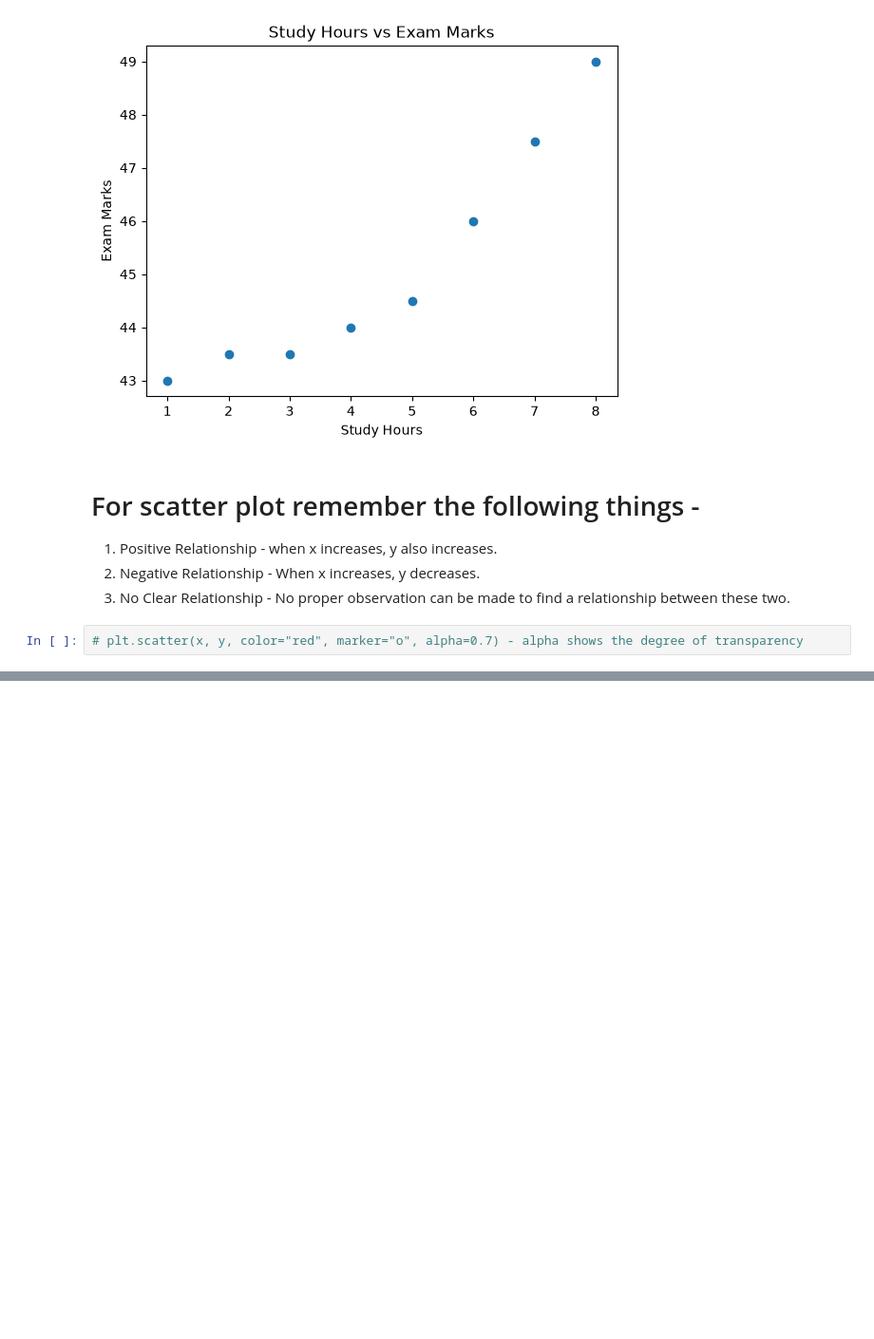
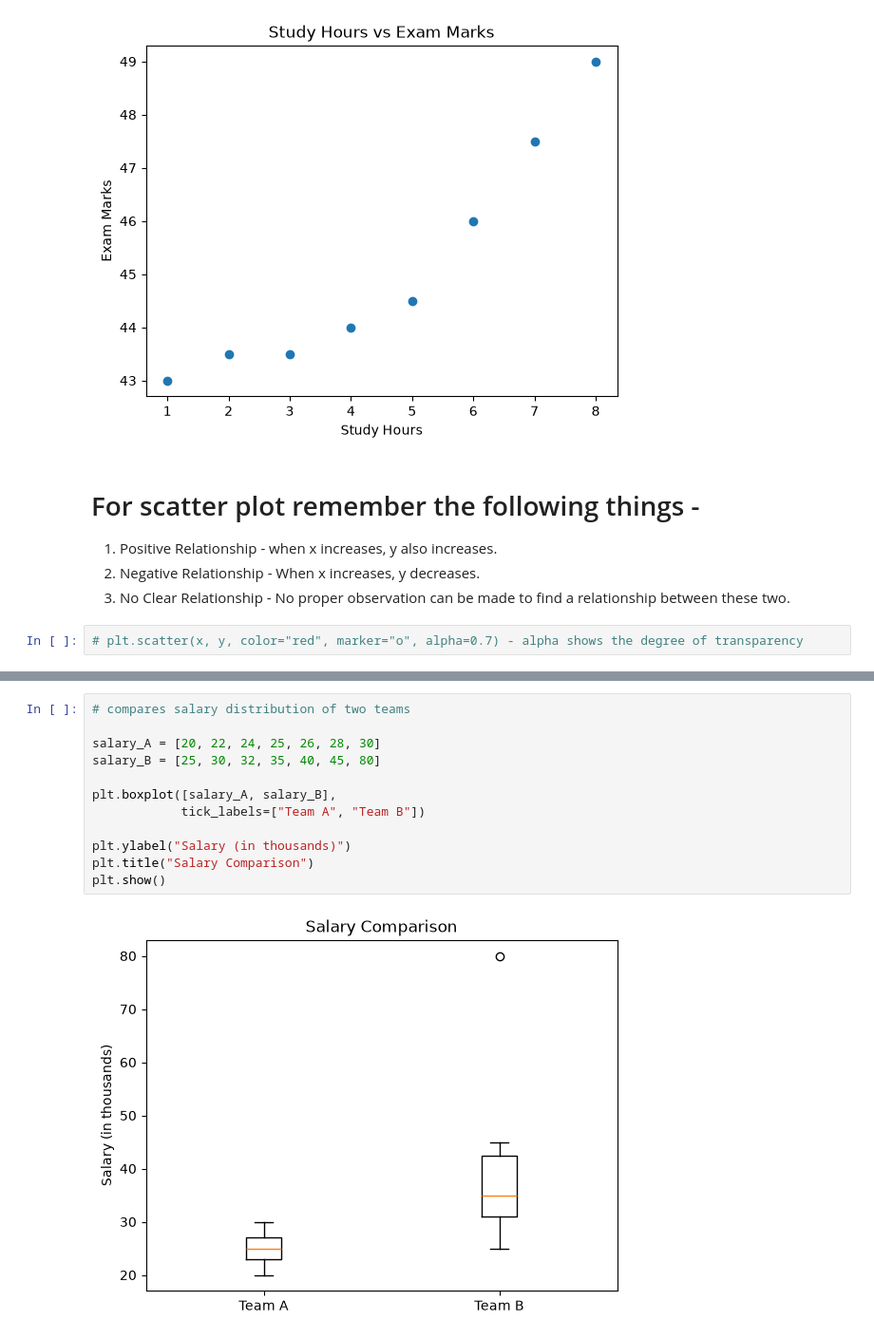
Before and after one commit to rayan8413github/Python_Data_Science_Libraries, a Jupyter notebook: Matplotlib.ipynb, the cells around one changed output, grey strips where cells are left out. Shown at 95% size. Saved outputs shown, nothing was run; the diff lists cells and outputs as text; blank space fills up the shorter version.

```diff
--- a/Matplotlib.ipynb
+++ b/Matplotlib.ipynb
@@ -82,0 +113,14 @@ plt.show()
+# %%
+# compares salary distribution of two teams
+
+salary_A = [20, 22, 24, 25, 26, 28, 30]
+salary_B = [25, 30, 32, 35, 40, 45, 80]
+
+plt.boxplot([salary_A, salary_B],
+            tick_labels=["Team A", "Team B"])
+
+plt.ylabel("Salary (in thousands)")
+plt.title("Salary Comparison")
+plt.show()
+# %% [output]
+[figure, added]
```
Also changed, not shown: parts of 7 cells of this notebook.
